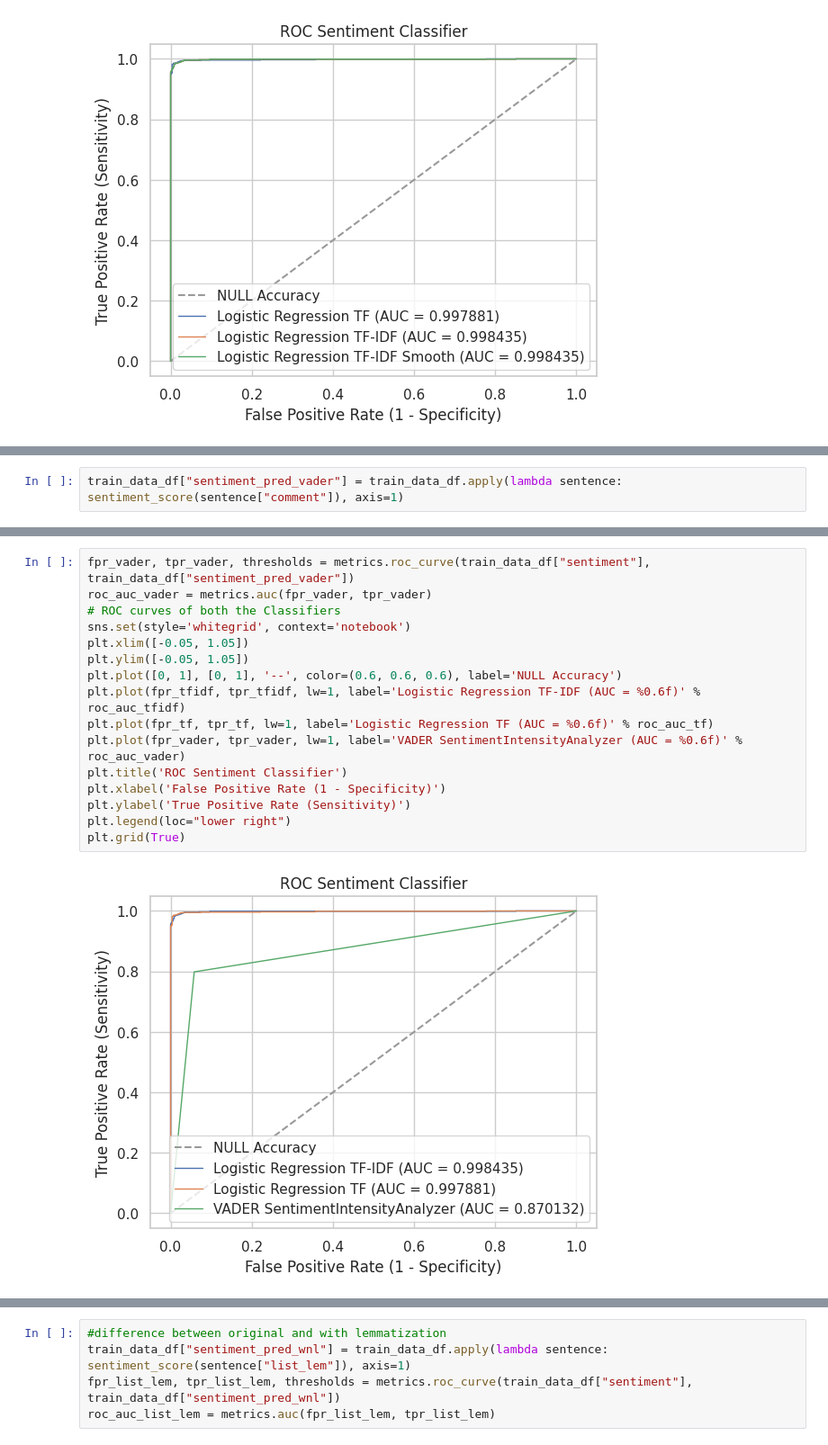
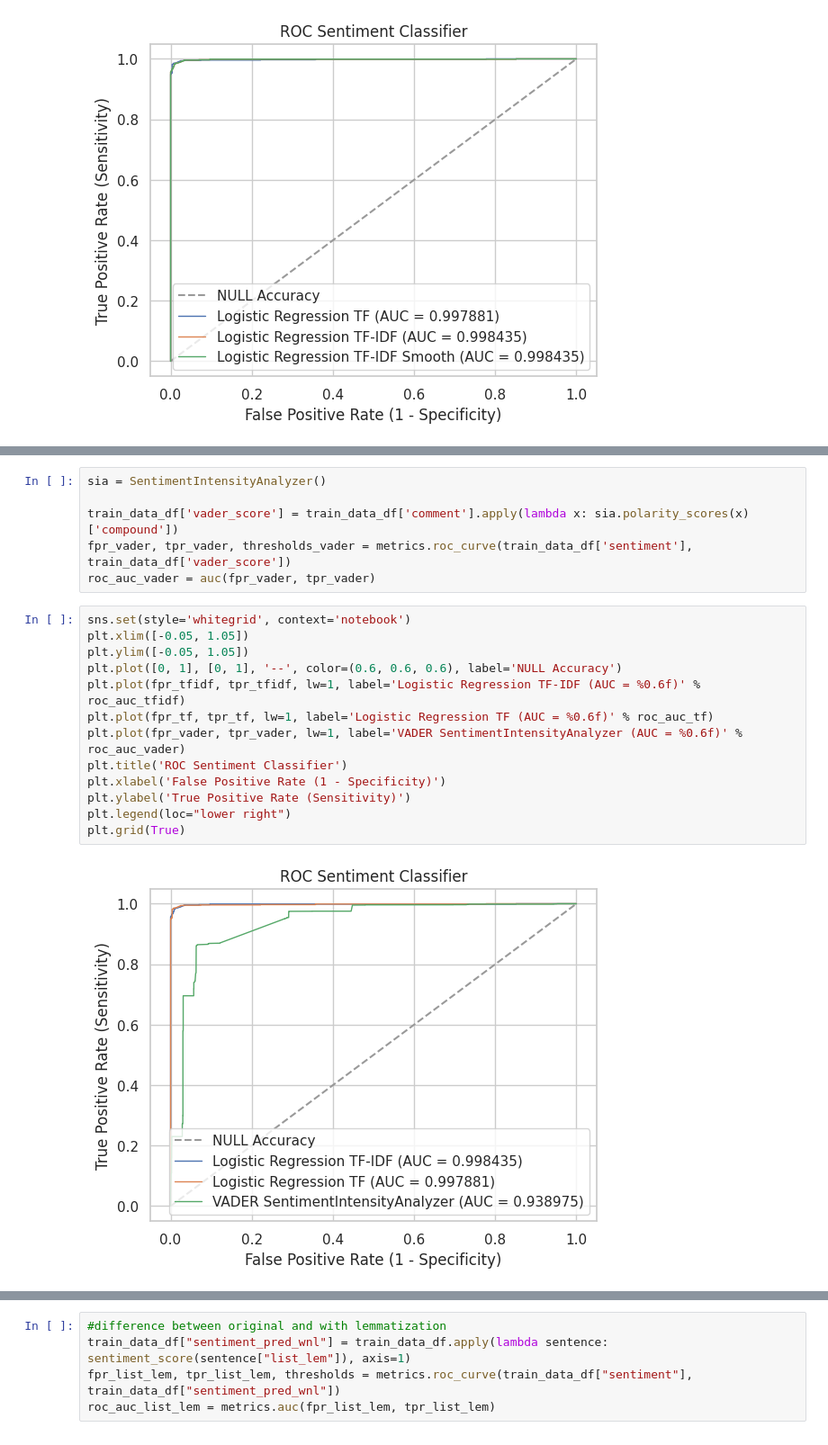
Before and after one commit to agomolka/MAThesisSentimentAnalysis, a Jupyter notebook: Social_Media_Text_Sentiment_Analysis.ipynb, the cells around one changed output, grey strips where cells are left out. Shown at 90% size. Saved outputs shown, nothing was run; the diff lists cells and outputs as text.

```diff
--- a/Social_Media_Text_Sentiment_Analysis.ipynb
+++ b/Social_Media_Text_Sentiment_Analysis.ipynb
@@ -484,2 +469,0 @@ def sentiment_score(sentence):
-# %%
-train_data_df["sentiment_pred_vader"] = train_data_df.apply(lambda sentence: sentiment_score(sentence["comment"]), axis=1)
@@ -497,18 +470,21 @@ weighted avg       0.88      0.86      0.86      7086
+# %%
+sia = SentimentIntensityAnalyzer()
+
+train_data_df['vader_score'] = train_data_df['comment'].apply(lambda x: sia.polarity_scores(x)['compound'])
+fpr_vader, tpr_vader, thresholds_vader = metrics.roc_curve(train_data_df['sentiment'], train_data_df['vader_score'])
+roc_auc_vader = auc(fpr_vader, tpr_vader)
 # %%
-fpr_vader, tpr_vader, thresholds = metrics.roc_curve(train_data_df["sentiment"], train_data_df["sentiment_pred_vader"])
-roc_auc_vader = metrics.auc(fpr_vader, tpr_vader)
-# ROC curves of both the Classifiers
 sns.set(style='whitegrid', context='notebook')
 plt.xlim([-0.05, 1.05])
 plt.ylim([-0.05, 1.05])
 plt.plot([0, 1], [0, 1], '--', color=(0.6, 0.6, 0.6), label='NULL Accuracy')
 plt.plot(fpr_tfidf, tpr_tfidf, lw=1, label='Logistic Regression TF-IDF (AUC = %0.6f)' % roc_auc_tfidf)
 plt.plot(fpr_tf, tpr_tf, lw=1, label='Logistic Regression TF (AUC = %0.6f)' % roc_auc_tf)
 plt.plot(fpr_vader, tpr_vader, lw=1, label='VADER SentimentIntensityAnalyzer (AUC = %0.6f)' % roc_auc_vader)
 plt.title('ROC Sentiment Classifier')
 plt.xlabel('False Positive Rate (1 - Specificity)')
 plt.ylabel('True Positive Rate (Sensitivity)')
 plt.legend(loc="lower right")
 plt.grid(True)
 # %% [output]
-[figure, old version]
+[figure, new version]
```
Also changed, not shown: parts of 21 cells of this notebook.
